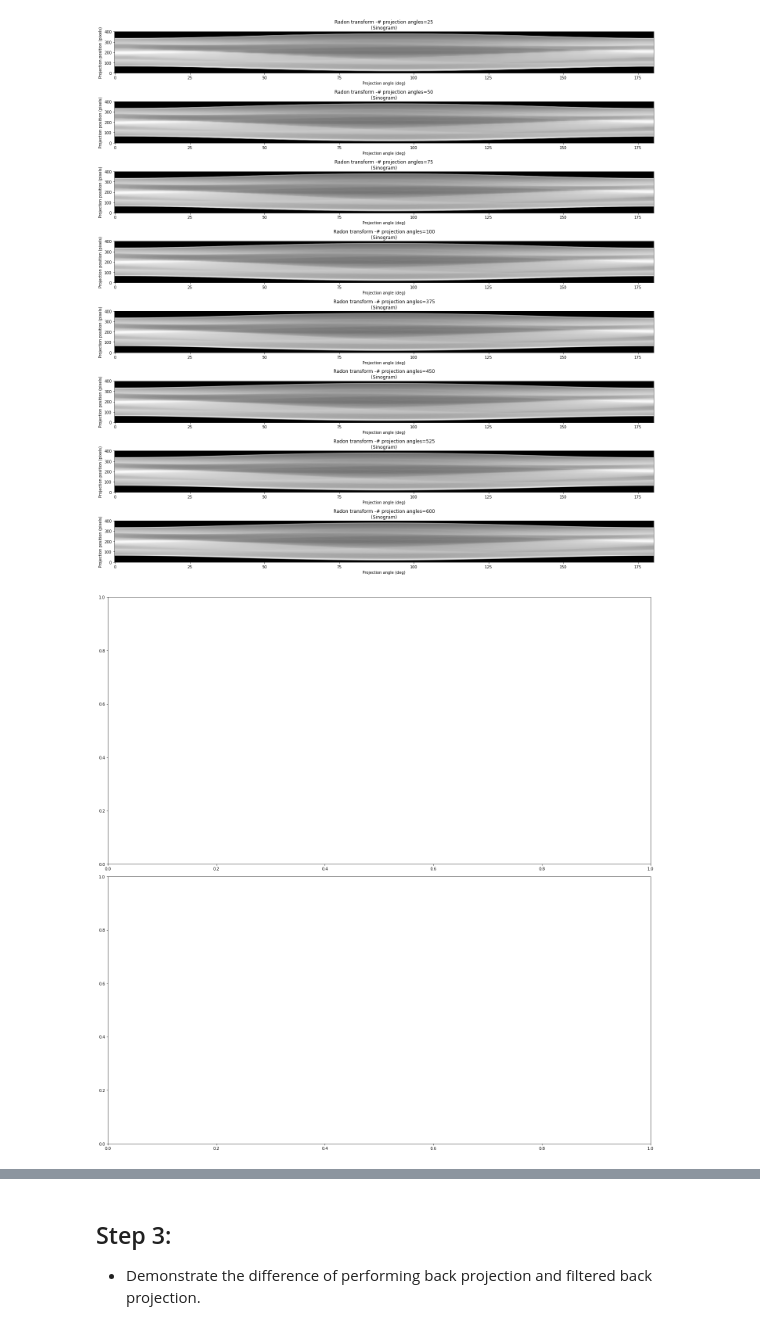
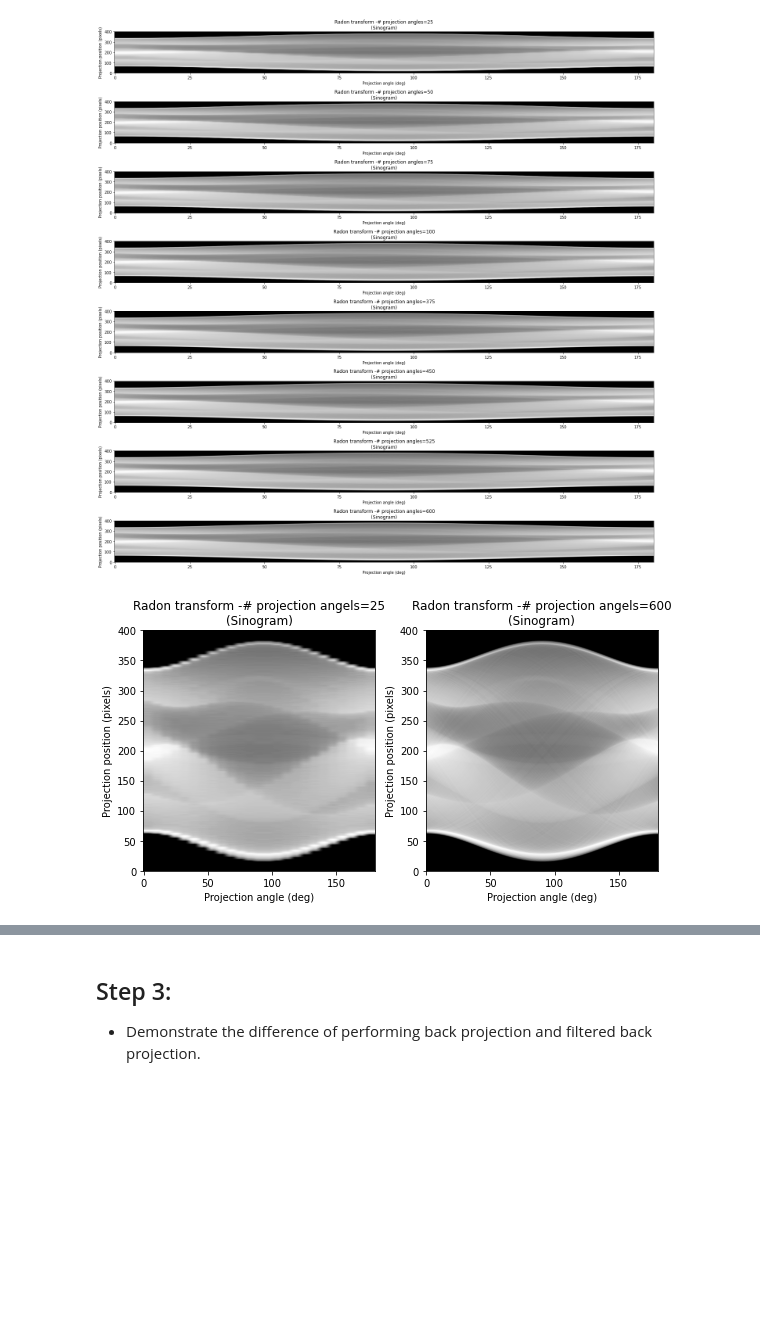
Before and after one commit to livneor207/helfcare, a Jupyter notebook: HW1/HW1_Notebook.ipynb, the cells around one changed output, grey strips where cells are left out. Drawn from its saved outputs; the diff is of its cells as text; code cells hidden in the pictures; blank space fills up the shorter version.

```diff
--- a/HW1/HW1_Notebook.ipynb
+++ b/HW1/HW1_Notebook.ipynb
@@ -78,14 +78,34 @@ fig.tight_layout()
 plt.show()
 # %% [output]
 [figure]
-# %%
-fig2, ax2 = plt.subplots(2, 1, figsize=(20, 20))
-ax2[0] = ax[0]
-ax2[1] = ax[7]
-fig2.tight_layout()
-plt.show()
-# %% [output]
-[figure, removed]
+# %%
+
+theta_600 = np.linspace(0., 180., 600, endpoint=False)
+theta_25 = np.linspace(0., 180., 25, endpoint=False)
+sinogram_600 = radon(image, theta=theta_600)
+sinogram_25 = radon(image, theta=theta_25)
+
+fig, (ax1, ax2) = plt.subplots(1, 2, figsize=(8, 4.5))
+dx, dy = 0.5 * 180.0 / max(image.shape), 0.5 / sinogram_25.shape[0]
+ax1.set_title("Radon transform -# projection angels="+str(25)+"\n(Sinogram)")
+ax1.set_xlabel("Projection angle (deg)")
+ax1.set_ylabel("Projection position (pixels)")
+ax1.imshow(sinogram_25, cmap=plt.cm.Greys_r,
+           extent=(-dx, 180.0 + dx, -dy, sinogram.shape[0] + dy),
+           aspect='auto')
+dx, dy = 0.5 * 180.0 / max(image.shape), 0.5 / sinogram_600.shape[0]
+
+ax2.set_title("Radon transform -# projection angels="+str(600)+"\n(Sinogram)")
+ax2.set_xlabel("Projection angle (deg)")
+ax2.set_ylabel("Projection position (pixels)")
+ax2.imshow(sinogram_600, cmap=plt.cm.Greys_r,
+           extent=(-dx, 180.0 + dx, -dy, sinogram_600.shape[0] + dy),
+           aspect='auto')
+
+fig.tight_layout()
+plt.show()
+# %% [output]
+[figure, added]
 # %%
 # Discuess change in run time according to number of projection angles
 plt.figure()
```
Also changed, not shown: parts of 1 cell of this notebook.
